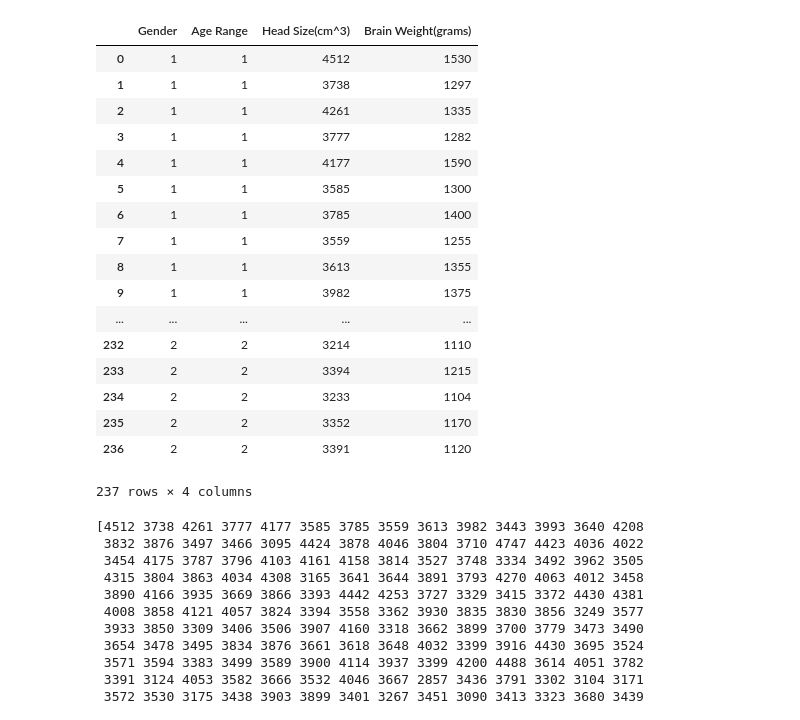
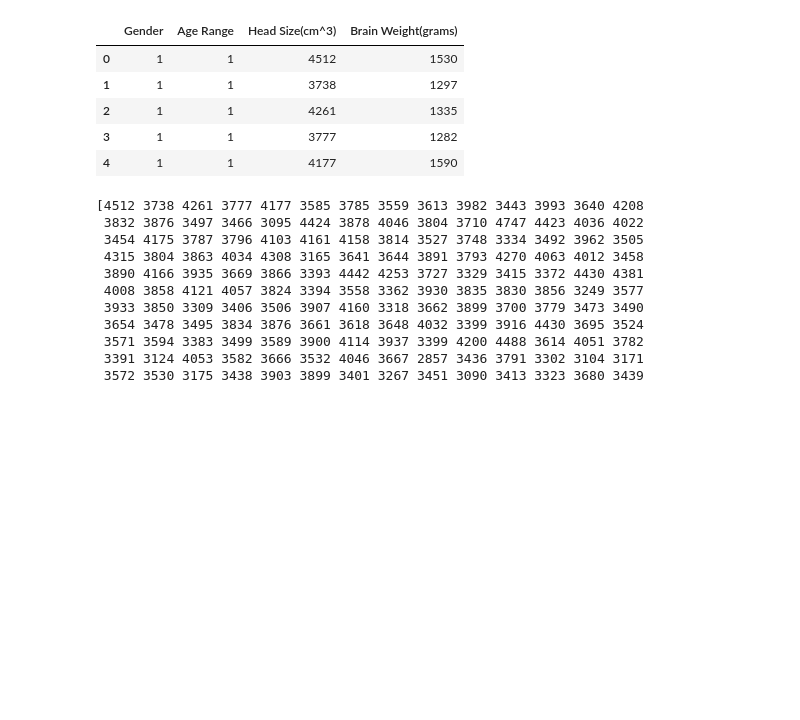
Before and after one commit to GirishaDevara/crrcoe, a Jupyter notebook: 23-01-2020 linear regression - braindataset.ipynb, the cells around one changed output. Saved outputs shown, nothing was run; the diff lists cells and outputs as text; code cells hidden in the pictures; blank space fills up the shorter version.

```diff
--- a/linear regression - braindataset.ipynb
+++ b/23-01-2020 linear regression - braindataset.ipynb
@@ -3,28 +3,15 @@ import numpy as np
 import pandas as pd
 import matplotlib.pyplot as plt
 # %%
-data = pd.read_csv("Files/headbrain.csv")
-data
-#data.head()
+data = pd.read_csv("https://raw.githubusercontent.com/GirishaDevara/crrcoe/master/Files/headbrain.csv")
+data.head()
 # %% [output]
 |  | Gender | Age Range | Head Size(cm^3) | Brain Weight(grams) |
 | 0 | 1 | 1 | 4512 | 1530 |
 | 1 | 1 | 1 | 3738 | 1297 |
 | 2 | 1 | 1 | 4261 | 1335 |
 | 3 | 1 | 1 | 3777 | 1282 |
 | 4 | 1 | 1 | 4177 | 1590 |
-| 5 | 1 | 1 | 3585 | 1300 |
-| 6 | 1 | 1 | 3785 | 1400 |
-| 7 | 1 | 1 | 3559 | 1255 |
-| 8 | 1 | 1 | 3613 | 1355 |
-| 9 | 1 | 1 | 3982 | 1375 |
-| ... | ... | ... | ... | ... |
-| 232 | 2 | 2 | 3214 | 1110 |
-| 233 | 2 | 2 | 3394 | 1215 |
-| 234 | 2 | 2 | 3233 | 1104 |
-| 235 | 2 | 2 | 3352 | 1170 |
-| 236 | 2 | 2 | 3391 | 1120 |
-237 rows × 4 columns
 # %%
 # Collecting X and Y
 X = data['Head Size(cm^3)'].values
```
Also changed, not shown: parts of 8 cells of this notebook, 1 other file.
